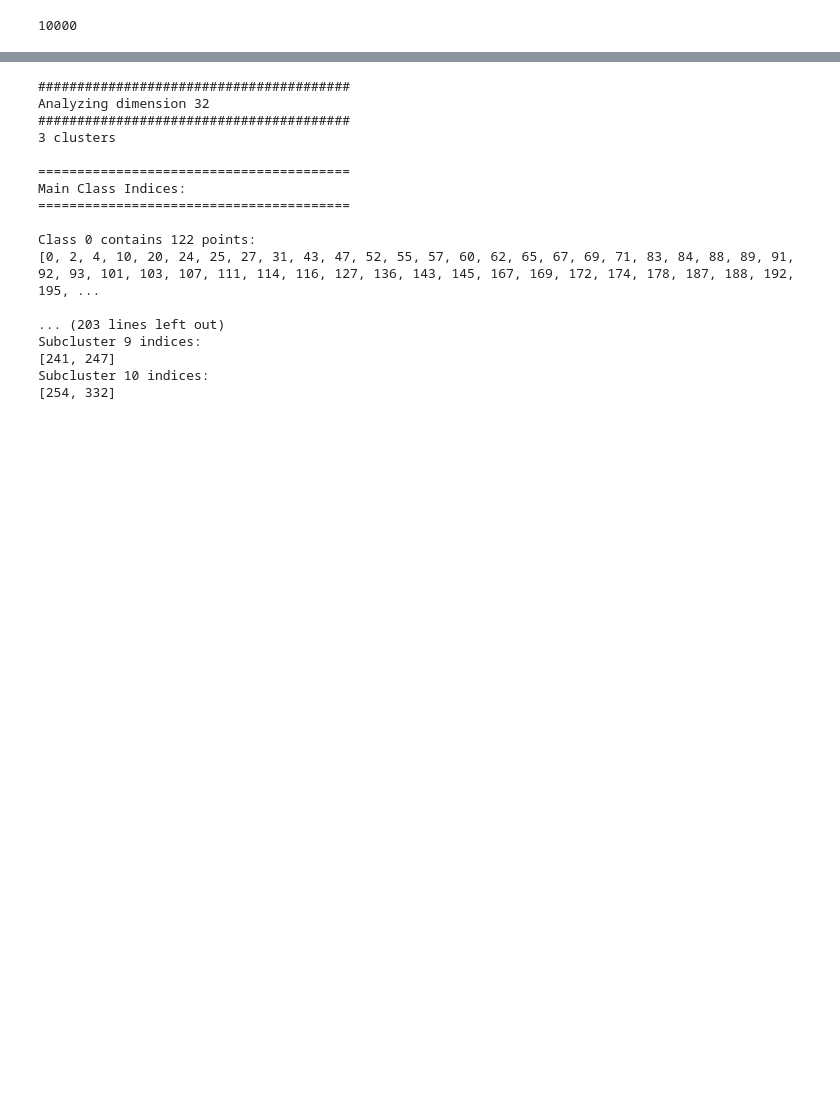
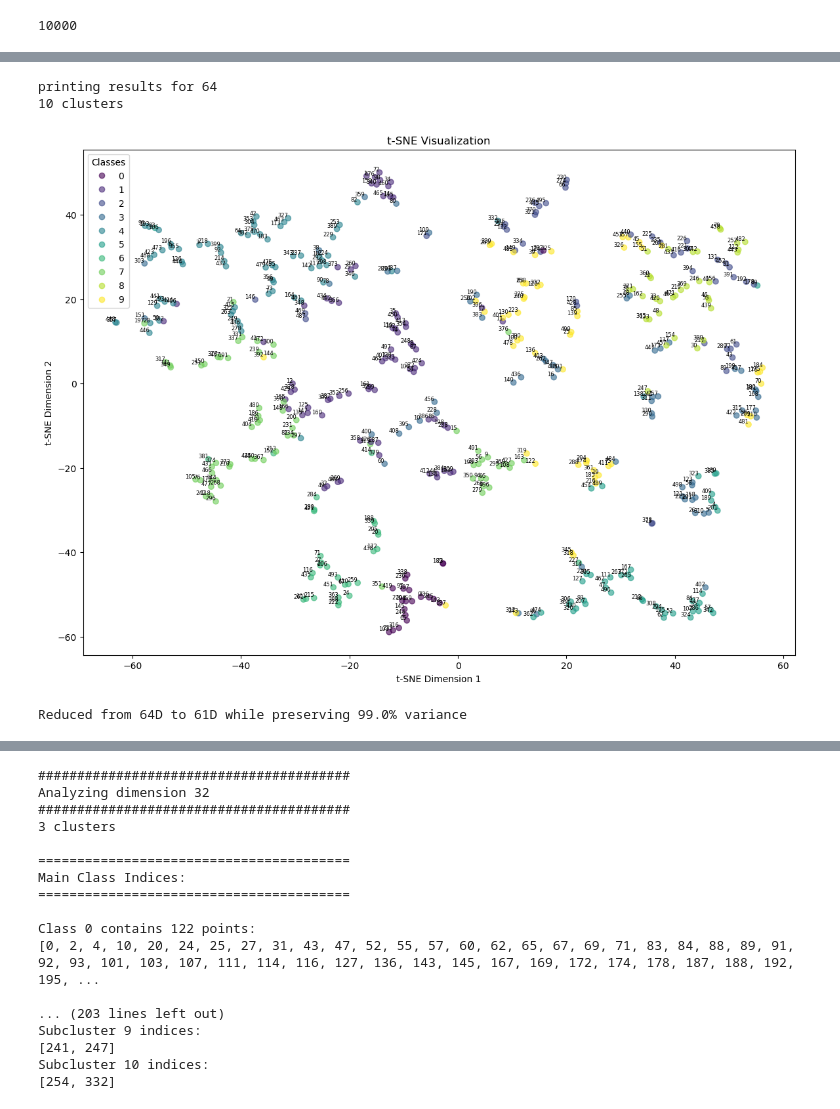
Before and after one commit to nuagetsu/VecRepV3, a Jupyter notebook: evaluation/test_MNIST_functions.ipynb, the cells around one changed output, grey strips where cells are left out. Drawn from its saved outputs; the diff is of its cells as text; code cells hidden in the pictures; blank space fills up the shorter version.

```diff
--- a/evaluation/test_MNIST_functions.ipynb
+++ b/evaluation/test_MNIST_functions.ipynb
@@ -210,0 +200,25 @@ Reduced from 64D to 54D while preserving 99.0% variance
+# %%
+########### Visualisation of BFMethod ###########
+dimensions = [64]
+imageType = "MNIST"
+matrixG = imgcalc.get_matrixG(testSample, imageProductType)
+
+for dim in dimensions:
+    print(f"printing results for {dim}")
+    embeddingType = f"pencorr_{dim}"
+    matrixA = imgcalc.get_matrixA(matrixG, embeddingType, weight)
+    embeddinglist = [matrixA[:, i].tolist() for i in range(matrixA.shape[1])]
+    model_vectors_np = np.array(embeddinglist)
+
+    for i in range(10, 11):
+        print(f"{i} clusters")
+        kmeans = KMeans(n_clusters=i, random_state=42) #creating labels through clustering
+        cluster_labels = kmeans.fit_predict(model_vectors_np)
+
+        visualize_tsne(model_vectors_np, labels=cluster_labels)
+        visualize_pca(model_vectors_np, labels=cluster_labels)
+# %% [output]
+printing results for 64
+10 clusters
+[figure, added]
+Reduced from 64D to 61D while preserving 99.0% variance
```
Also changed, not shown: parts of 4 cells of this notebook, 5 other files.
